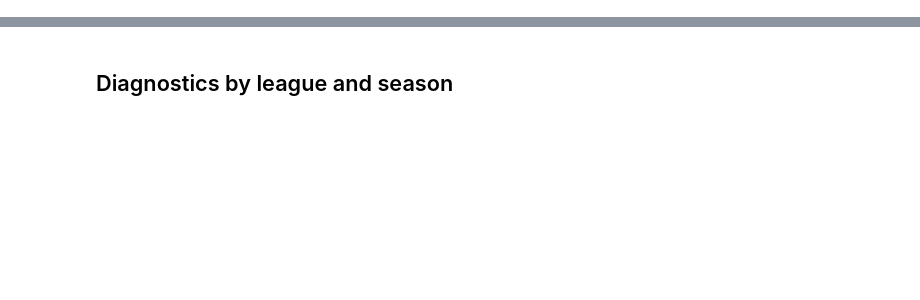
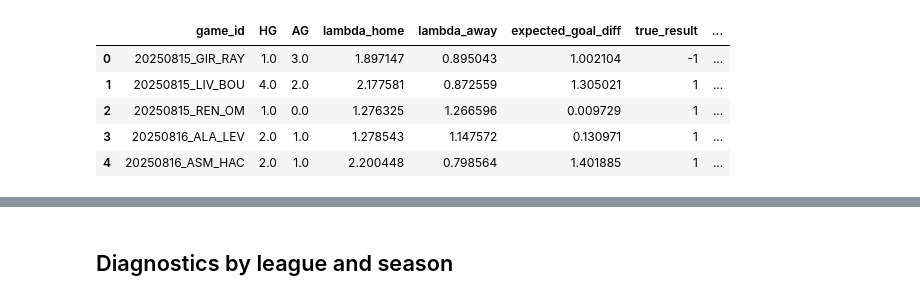
Before and after one commit to yjaam/soccer-match-prediction, a Jupyter notebook: notebooks/evaluate_NN.ipynb, the cells around one changed output, grey strips where cells are left out. Drawn from its saved outputs; the diff is of its cells as text; code cells hidden in the pictures; blank space fills up the shorter version.

```diff
--- a/notebooks/evaluate_NN.ipynb
+++ b/notebooks/evaluate_NN.ipynb
@@ -29 +61,10 @@ results['away_predicted_abs_goals'] = results.apply(lambda row: int(np.ceil(row[
+# %%
+results.head()
+# %% [output]
+|  | game_id | HG | AG | lambda_home | lambda_away | expected_goal_diff | true_result | ... |
+| 0 | 20250815_GIR_RAY | 1.0 | 3.0 | 1.897147 | 0.895043 | 1.002104 | -1 | ... |
+| 1 | 20250815_LIV_BOU | 4.0 | 2.0 | 2.177581 | 0.872559 | 1.305021 | 1 | ... |
+| 2 | 20250815_REN_OM | 1.0 | 0.0 | 1.276325 | 1.266596 | 0.009729 | 1 | ... |
+| 3 | 20250816_ALA_LEV | 2.0 | 1.0 | 1.278543 | 1.147572 | 0.130971 | 1 | ... |
+| 4 | 20250816_ASM_HAC | 2.0 | 1.0 | 2.200448 | 0.798564 | 1.401885 | 1 | ... |
 # %%
```
Also changed, not shown: parts of 12 cells of this notebook, 43 other files.
